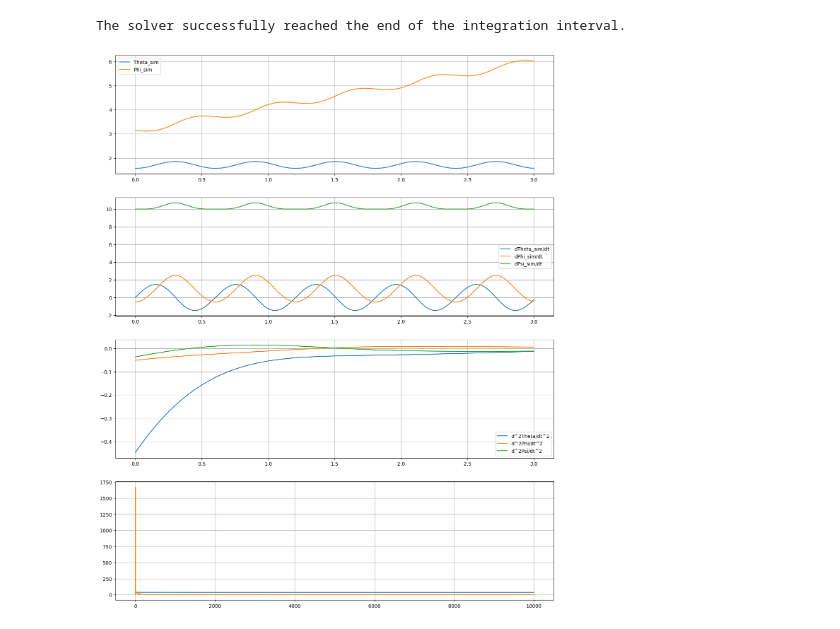
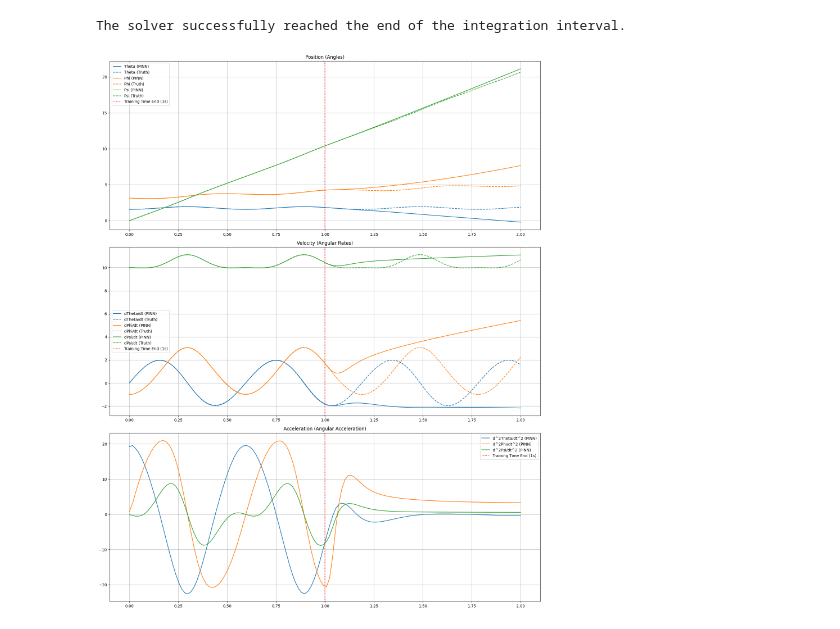
Before and after one commit to TheoLee1226/AI-Gyroscope, a Jupyter notebook: model_simulation.ipynb, the cells around one changed output. Drawn from its saved outputs; the diff is of its cells as text; code cells hidden in the pictures.

```diff
--- a/model_simulation.ipynb
+++ b/model_simulation.ipynb
@@ -64,7 +103,7 @@ def eularian_transform(x, d_x):
     psi = x[:,2]
 
     omega_1 = phi_dot * torch.sin(theta) * torch.sin(psi) + theta_dot * torch.cos(psi)
-    omega_2 = phi_dot * torch.cos(theta) * torch.cos(psi) - theta_dot * torch.sin(psi)
+    omega_2 = phi_dot * torch.sin(theta) * torch.cos(psi) - theta_dot * torch.sin(psi)
     omega_3 = phi_dot * torch.cos(theta) + psi_dot
 
     return torch.stack((omega_1, omega_2, omega_3), dim=1)
@@ -81,12 +120,6 @@ def moment_of_force(x, d_x, I, M, g, H):
     phi = x[:,1]
     psi = x[:,2]
 
-    omega = eularian_transform(x, d_x)
-
-    omega_1 = omega[:,0]
-    omega_2 = omega[:,1]
-    omega_3 = omega[:,2]
-
     sin_theta = torch.sin(theta)
     cos_theta = torch.cos(theta)
 
@@ -96,12 +129,11 @@ def moment_of_force(x, d_x, I, M, g, H):
     signed_epsilon = torch.where(sin_theta == 0, torch.tensor(epsilon, device=sin_theta.device, dtype=sin_theta.dtype), signed_epsilon)
     safe_sin_theta = torch.where(condition, signed_epsilon, sin_theta)
 
-    #angular_acceleration_theta = (-I_12 * phi_dot * theta_dot * sin_theta + (I_12 - I_3) * omega_3 * theta_dot * sin_theta + M * g * H * sin_theta) / I_12
-    #angular_acceleration_phi = (-I_12 * phi_dot * theta_dot * cos_theta + I_12 * theta_dot * psi_dot - (I_12 - I_3) * omega_3 * theta_dot) / I_12 * sin_theta
-    #angular_acceleration_psi = (I_12 * phi_dot * theta_dot - I_12 * phi_dot * psi_dot * cos_theta + (I_12 - I_3) * omega_3 * theta_dot * cos_theta) / I_12 * sin_theta
+    s_omega_30 = phi_dot * cos_theta + psi_dot
 
-    angular_acceleration_theta = phi_dot**2 * sin_theta * cos_theta - (I_3 / I_12) * phi_dot * sin_theta * omega_3 + (M * g * H / I_12) * sin_theta
-    angular_acceleration_phi = (theta_dot / (I_12 * safe_sin_theta)) * (I_3 * omega_3 - 2 * I_12 * phi_dot * cos_theta)
+    angular_acceleration_theta = phi_dot**2 * sin_theta * cos_theta - (I_3 / I_12) * phi_dot * sin_theta * s_omega_30 + (M * g * H / I_12) * sin_theta
+    angular_acceleration_phi = (theta_dot / (I_12 * safe_sin_theta)) * (I_3 * s_omega_30 - 2 * I_12 * phi_dot * cos_theta)
     angular_acceleration_psi = phi_dot * theta_dot * sin_theta - angular_acceleration_phi * cos_theta
 
+
     return torch.stack((angular_acceleration_theta, angular_acceleration_phi, angular_acceleration_psi), dim=1)
@@ -346,5 +503,5 @@ def real_word_simulation_solve_ivp(time, I, X_0, D_X_0, M, g, H):
 # %%
-time = np.linspace(0, TOTAL_TIME, BATCH_SIZE).reshape(-1, 1)
+time = np.linspace(0, TOTAL_TIME + 1, BATCH_SIZE).reshape(-1, 1)
 time = torch.tensor(time, dtype=torch.float32, requires_grad=True).to(DEVICE)
 
 output = model(time)
@@ -395,58 +552,61 @@ output_gradient = torch.cat((output_gradient_theta[0].unsqueeze(1), output_gradi
 output_gradient_2 = torch.cat((output_grident_2_theta[0].unsqueeze(1), output_grident_2_phi[0].unsqueeze(1), output_grident_2_psi[0].unsqueeze(1)), dim=1).reshape(-1, 3)
 
 output_gradient = output_gradient.detach().cpu().numpy()
 output_gradient_2 = output_gradient_2.detach().cpu().numpy()
 
 time = time.detach().cpu().numpy()
 output = output.detach().cpu().numpy()
 
-time_sim = np.linspace(0, TOTAL_TIME, 1000)
+time_sim = np.linspace(0, TOTAL_TIME + 1, 1000)
 
 X_0 = np.array([THETA_0, PHI_0, PSI_0])
 D_X_0 = np.array([D_THETA_0, D_PHI_0, D_PSI_0])
 I = np.array([I_1, I_2, I_3])
 # output_sim = real_word_simulation(time_sim, I, X_0, D_X_0)
 output_sim = real_word_simulation_solve_ivp(time_sim, I, X_0, D_X_0, M, g, H)
 
 plt.figure(figsize=(16, 20))
 
-plt.subplot(4, 1, 1)
-#plt.plot(time, output[:, 0], label='Theta')
-#plt.plot(time, output[:, 1], label='Phi')
-#plt.plot(time, output[:, 2], label='Psi')
-plt.plot(time_sim, output_sim[:, 0], label='Theta_sim')
-plt.plot(time_sim, output_sim[:, 1], label='Phi_sim')
-#plt.plot(time_sim, output_sim[:, 2], label='Psi_sim')
+# Subplot 1: Position (Angles)
+plt.subplot(3, 1, 1)
+plt.plot(time, output[:, 0], label='Theta (PINN)', color='C0', linestyle='-')
+plt.plot(time_sim, output_sim[:, 0], label='Theta (Truth)', color='C0', linestyle='--')
+plt.plot(time, output[:, 1], label='Phi (PINN)', color='C1', linestyle='-')
+plt.plot(time_sim, output_sim[:, 1], label='Phi (Truth)', color='C1', linestyle='--')
+plt.plot(time, output[:, 2], label='Psi (PINN)', color='C2', linestyle='-')
+plt.plot(time_sim, output_sim[:, 2], label='Psi (Truth)', color='C2', linestyle='--')
+plt.axvline(x=TOTAL_TIME, color='red', linestyle=':', label=f'Training Time End ({TOTAL_TIME}s)')
 plt.legend()
 plt.grid()
+plt.title("Position (Angles)")
 
-plt.subplot(4, 1, 2)
-#plt.plot(time, output_gradient[:, 0], label='dTheta/dt')
-#plt.plot(time, output_gradient[:, 1], label='dPhi/dt')
-#plt.plot(time, output_gradient[:, 2], label='dPsi/dt')
-plt.plot(time_sim, output_sim[:, 3], label='dTheta_sim/dt')
-plt.plot(time_sim, output_sim[:, 4], label='dPhi_sim/dt')
-plt.plot(time_sim, output_sim[:, 5], label='dPsi_sim/dt')
+# Subplot 2: Velocity (Angular Rates)
+plt.subplot(3, 1, 2)
+plt.plot(time, output_gradient[:, 0], label='dTheta/dt (PINN)', color='C0', linestyle='-')
+plt.plot(time_sim, output_sim[:, 3], label='dTheta/dt (Truth)', color='C0', linestyle='--')
+plt.plot(time, output_gradient[:, 1], label='dPhi/dt (PINN)', color='C1', linestyle='-')
+plt.plot(time_sim, output_sim[:, 4], label='dPhi/dt (Truth)', color='C1', linestyle='--')
+plt.plot(time, output_gradient[:, 2], label='dPsi/dt (PINN)', color='C2', linestyle='-')
+plt.plot(time_sim, output_sim[:, 5], label='dPsi/dt (Truth)', color='C2', linestyle='--')
+plt.axvline(x=TOTAL_TIME, color='red', linestyle=':', label=f'Training Time End ({TOTAL_TIME}s)')
 plt.legend()
 plt.grid()
+plt.title("Velocity (Angular Rates)")
 
-plt.subplot(4, 1, 3)
-plt.plot(time, output_gradient_2[:, 0], label='d^2Theta/dt^2')
-plt.plot(time, output_gradient_2[:, 1], label='d^2Phi/dt^2')
-plt.plot(time, output_gradient_2[:, 2], label='d^2Psi/dt^2')
+# Subplot 3: Acceleration (Angular Acceleration)
+# Note: solve_ivp does not directly output acceleration, so we can't plot its ground truth here.
+plt.subplot(3, 1, 3)
+plt.plot(time, output_gradient_2[:, 0], label='d^2Theta/dt^2 (PINN)', color='C0', linestyle='-')
+plt.plot(time, output_gradient_2[:, 1], label='d^2Phi/dt^2 (PINN)', color='C1', linestyle='-')
+plt.plot(time, output_gradient_2[:, 2], label='d^2Psi/dt^2 (PINN)', color='C2', linestyle='-')
+plt.axvline(x=TOTAL_TIME, color='red', linestyle=':', label=f'Training Time End ({TOTAL_TIME}s)')
 plt.legend()
 plt.grid()
+plt.title("Acceleration (Angular Acceleration)")
 
-loss_data = np.array(loss_data)
-initial_condition_loss_data = loss_data[:,0]
-moment_of_force_loss_data = loss_data[:,1]
 
-plt.subplot(4, 1, 4)
-plt.plot(initial_condition_loss_data, label="Initial Condition Loss")
-plt.plot(moment_of_force_loss_data, label="Moment of Force Loss")
-plt.grid()
-
+plt.tight_layout()
 plt.show()
 # %% [output]
 The solver successfully reached the end of the integration interval.
-[figure, old version]
+[figure, new version]
```
Also changed, not shown: parts of 7 cells of this notebook, 1 other file.
